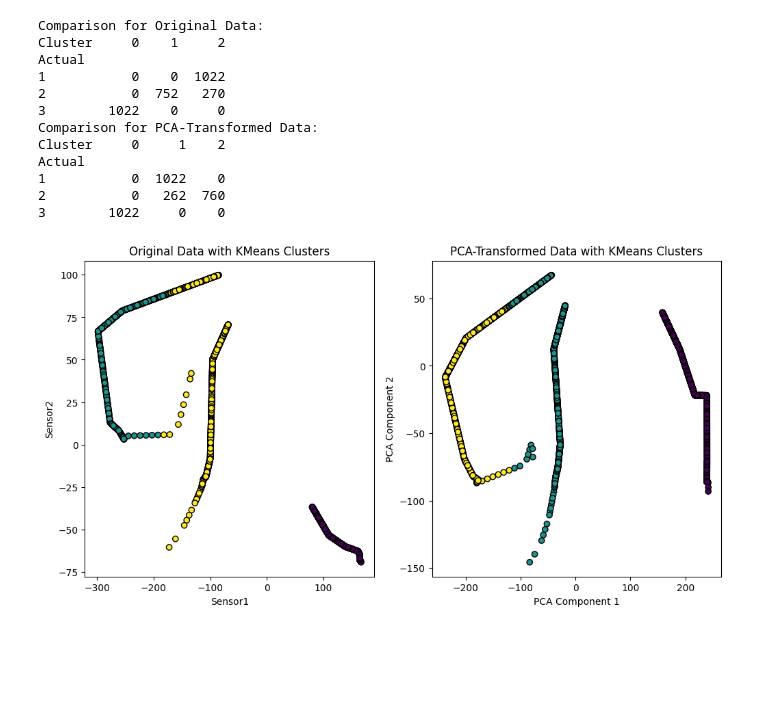
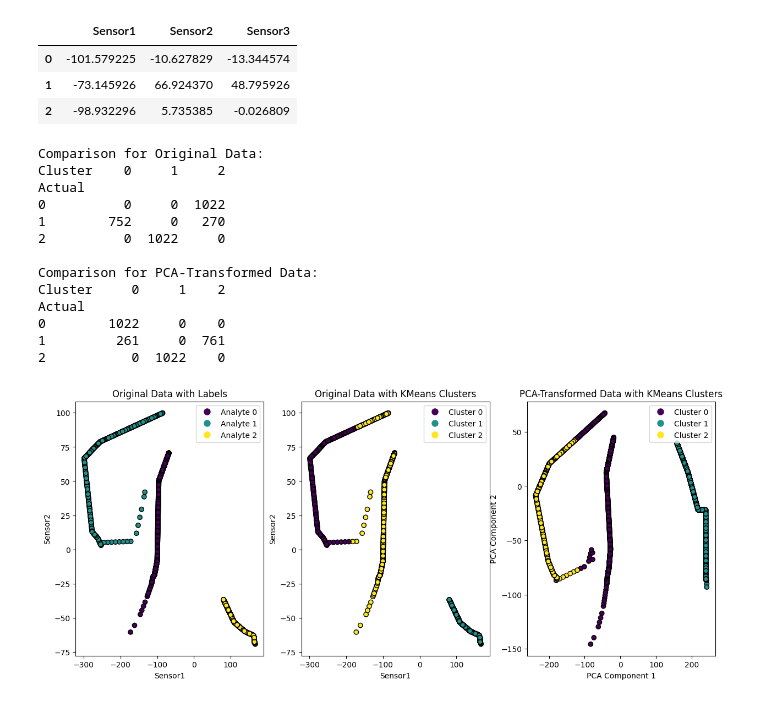
Before and after one commit to SohamD34/BTP, a Jupyter notebook: scripts/pca_clustering.ipynb, the cells around one changed output. Saved outputs shown, nothing was run; the diff lists cells and outputs as text; code cells hidden in the pictures; blank space fills up the shorter version.

Commit message:
Clustering on PCA

```diff
--- a/scripts/pca_clustering.ipynb
+++ b/scripts/pca_clustering.ipynb
@@ -18,18 +19,18 @@ warnings.filterwarnings("ignore")
 # %%
 ''' We have 10 points of Analyte1 data, Analyte2 data and Analyte3 data respectively. '''
 
-analyte1 = pd.read_csv('data/Exponential_Analyte1.csv').sort_values('CFU/mL', ascending=True).reset_index(drop=True)
-analyte2 = pd.read_csv('data/Exponential_Analyte2.csv').sort_values('CFU/mL', ascending=True).reset_index(drop=True)
-analyte3 = pd.read_csv('data/Exponential_Analyte3.csv').sort_values('CFU/mL', ascending=True).reset_index(drop=True)
+analyte1 = pd.read_csv('data/exponential/Exponential_Analyte1.csv').sort_values('CFU/mL', ascending=True).reset_index(drop=True)
+analyte2 = pd.read_csv('data/exponential/Exponential_Analyte2.csv').sort_values('CFU/mL', ascending=True).reset_index(drop=True)
+analyte3 = pd.read_csv('data/exponential/Exponential_Analyte3.csv').sort_values('CFU/mL', ascending=True).reset_index(drop=True)
 
 # analyte1 = pd.read_csv('data/Sampled_Analyte1.csv').sort_values('CFU/mL', ascending=True).reset_index(drop=True)
 # analyte2 = pd.read_csv('data/Sampled_Analyte2.csv').sort_values('CFU/mL', ascending=True).reset_index(drop=True)
 # analyte3 = pd.read_csv('data/Sampled_Analyte3.csv').sort_values('CFU/mL', ascending=True).reset_index(drop=True)
 
 [analyte1, analyte2, analyte3]  = log_transform([analyte1, analyte2, analyte3])
-analyte1['Label'] = 1
-analyte2['Label'] = 2
-analyte3['Label'] = 3
+analyte1['Label'] = 0
+analyte2['Label'] = 1
+analyte3['Label'] = 2
 
 combined_data = pd.concat([analyte1, analyte2, analyte3], axis=0)
 combined_data = combined_data.sample(frac=1).reset_index(drop=True)
@@ -45,9 +46,19 @@ data.head(3)
 features = data[['Sensor1', 'Sensor2', 'Sensor3']]
 labels = data['Label']
 
+# scaler = StandardScaler()
+# features = pd.DataFrame(scaler.fit_transform(features), columns=features.columns)
+
 kmeans_original = KMeans(n_clusters=3, random_state=42)
 kmeans_original.fit(features)
 data['Cluster_Original'] = kmeans_original.labels_
+
+features.head(3)
+# %% [output]
+|  | Sensor1 | Sensor2 | Sensor3 |
+| 0 | -101.579225 | -10.627829 | -13.344574 |
+| 1 | -73.145926 | 66.924370 | 48.795926 |
+| 2 | -98.932296 | 5.735385 | -0.026809 |
 # %%
 pca = PCA(n_components=2)
 pca_features = pca.fit_transform(features)
@@ -61,43 +72,77 @@ print("Comparison for Original Data:")
 print(comparison_original)
 
 comparison_pca = pd.crosstab(data['Label'], data['Cluster_PCA'], rownames=['Actual'], colnames=['Cluster'])
-print("Comparison for PCA-Transformed Data:")
+print("\nComparison for PCA-Transformed Data:")
 print(comparison_pca)
 # %% [output]
 Comparison for Original Data:
-Cluster     0    1     2
+Cluster    0     1     2
 Actual
-1           0    0  1022
-2           0  752   270
-3        1022    0     0
+0          0     0  1022
+1        752     0   270
+2          0  1022     0
+
 Comparison for PCA-Transformed Data:
 Cluster     0     1    2
 Actual
-1           0  1022    0
-2           0   262  760
-3        1022     0    0
+0        1022     0    0
+1         261     0  761
+2           0  1022    0
 # %%
 
 # Optionally, visualize the PCA-transformed data and clusters
 import matplotlib.pyplot as plt
 
-plt.figure(figsize=(12, 6))
+plt.figure(figsize=(15, 6))
+
+# Plot labels
+plt.subplot(1, 3, 1)
+plt.scatter(features['Sensor1'], features['Sensor2'], c=data['Label'], cmap='viridis', marker='o', edgecolor='k')
+plt.title('Original Data with Labels')
+plt.xlabel('Sensor1')
+plt.ylabel('Sensor2')
+
+handles, labels = plt.gca().get_legend_handles_labels()
+unique_labels = np.unique(data['Label'])
+for i in unique_labels:
+    handles.append(plt.Line2D([0], [0], marker='o', color='w', markerfacecolor=plt.cm.viridis(i / 2), markersize=10))
+    labels.append(f'Analyte {i}')
+
+plt.legend(handles, labels)
+
 
 # Plot original data clusters
-plt.subplot(1, 2, 1)
+plt.subplot(1, 3, 2)
 plt.scatter(features['Sensor1'], features['Sensor2'], c=data['Cluster_Original'], cmap='viridis', marker='o', edgecolor='k')
 plt.title('Original Data with KMeans Clusters')
 plt.xlabel('Sensor1')
 plt.ylabel('Sensor2')
 
+handles, labels = plt.gca().get_legend_handles_labels()
+unique_labels = np.unique(data['Cluster_Original'])
+for i in unique_labels:
+    handles.append(plt.Line2D([0], [0], marker='o', color='w', markerfacecolor=plt.cm.viridis(i / 2), markersize=10))
+    labels.append(f'Cluster {i}')
+
+plt.legend(handles, labels)
+
+
 # Plot PCA-transformed data clusters
-plt.subplot(1, 2, 2)
+plt.subplot(1, 3, 3)
 plt.scatter(pca_features[:, 0], pca_features[:, 1], c=data['Cluster_PCA'], cmap='viridis', marker='o', edgecolor='k')
 plt.title('PCA-Transformed Data with KMeans Clusters')
 plt.xlabel('PCA Component 1')
 plt.ylabel('PCA Component 2')
 
+handles, labels = plt.gca().get_legend_handles_labels()
+unique_labels = np.unique(data['Cluster_PCA'])
+for i in unique_labels:
+    handles.append(plt.Line2D([0], [0], marker='o', color='w', markerfacecolor=plt.cm.viridis(i / 2), markersize=10))
+    labels.append(f'Cluster {i}')
+
+plt.legend(handles, labels)
+
 plt.show()
 # %% [output]
-[figure, old version]
+[figure, new version]
 # %%
```
Also changed, not shown: parts of 3 cells of this notebook, 1 other file.
